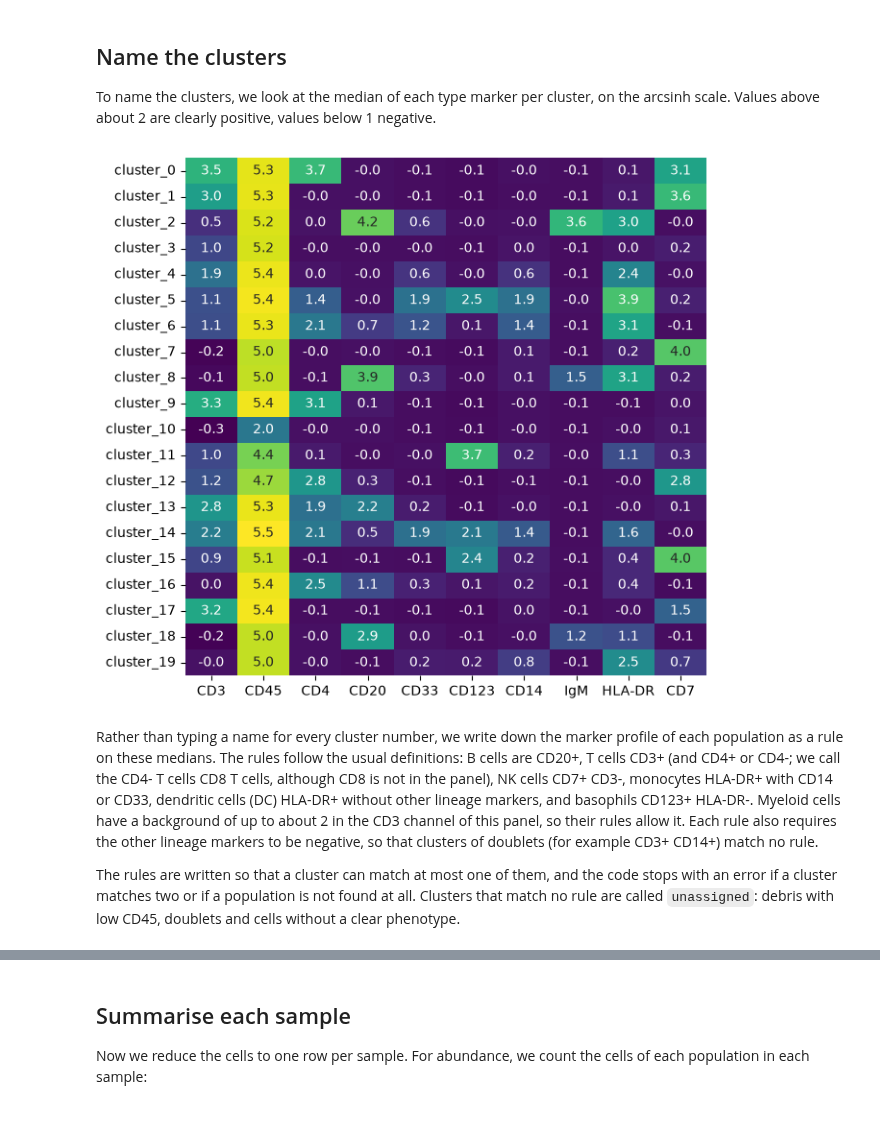
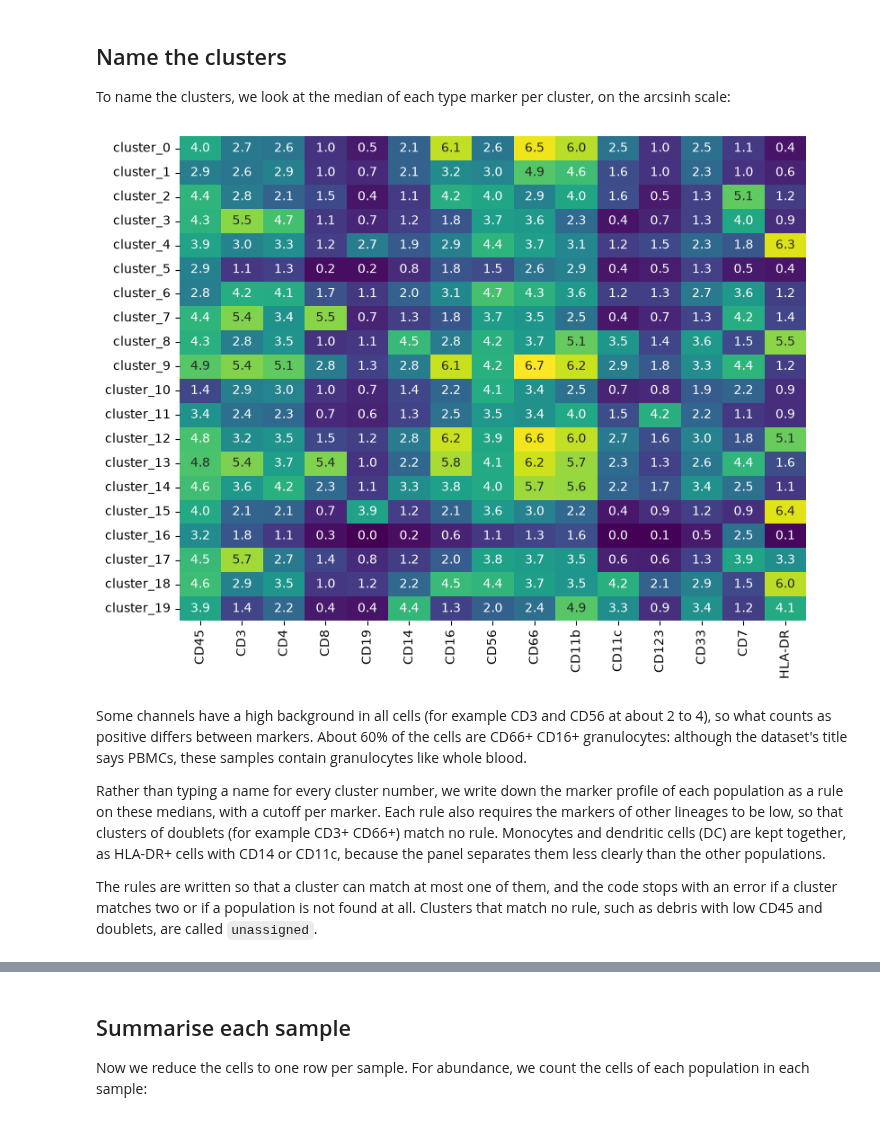
Before and after one commit to scverse/pytometry, a Jupyter notebook: docs/examples/04_statistics.ipynb, the cells around one changed output, grey strips where cells are left out. Drawn from its saved outputs; the diff is of its cells as text; code cells hidden in the pictures.

```diff
--- a/docs/examples/04_statistics.ipynb
+++ b/docs/examples/04_statistics.ipynb
@@ -99,6 +76,40 @@ We keep the 24 markers of the panel (dropping time, DNA and barcoding channels)
-# %%
-adata = adata[:, panel["antigen"]].copy()
-pm.tl.normalize_arcsinh(adata, cofactor=5)
+# %%
+type_markers = [
+    "CD45",
+    "CD3",
+    "CD4",
+    "CD8",
+    "CD19",
+    "CD14",
+    "CD16",
+    "CD56",
+    "CD66",
+    "CD11b",
+    "CD11c",
+    "CD123",
+    "CD33",
+    "CD7",
+    "HLA-DR",
+]
+state_markers = [
+    "pSTAT1",
+    "pSTAT3",
+    "pSTAT4",
+    "pSTAT5",
+    "pSTAT6",
+    "pS6",
+    "pErk1/2",
+    "pP38",
+    "pPLCg2",
+    "pCREB",
+    "pMAPKAPK2",
+    "pZap70/Syk",
+    "pTBK1",
+    "IkBa",
+    "p4E-BP1",
+]
+adata = adata[:, type_markers + state_markers].copy()
+pm.tl.normalize_arcsinh(adata, cofactor=5)
 # %% [markdown]
 ## Cluster with FlowSOM
 
@@ -119,15 +130,17 @@ Name: count, dtype: int64
 # %% [markdown]
 ## Name the clusters
 
-To name the clusters, we look at the median of each type marker per cluster, on the arcsinh scale. Values above about 2 are clearly positive, values below 1 negative.
+To name the clusters, we look at the median of each type marker per cluster, on the arcsinh scale:
 # %%
 cluster_medians = sc.get.aggregate(adata[:, type_markers], by="cluster", func="median").to_df(layer="median")
-fig, ax = plt.subplots(figsize=(7, 7))
+fig, ax = plt.subplots(figsize=(9, 7))
 sns.heatmap(cluster_medians, annot=True, fmt=".1f", cmap="viridis", cbar=False, ax=ax)
 ax.set(xlabel="", ylabel="");
 # %% [output]
-[figure, old version]
+[figure, new version]
 # %% [markdown]
-Rather than typing a name for every cluster number, we write down the marker profile of each population as a rule on these medians. The rules follow the usual definitions: B cells are CD20+, T cells CD3+ (and CD4+ or CD4-; we call the CD4- T cells CD8 T cells, although CD8 is not in the panel), NK cells CD7+ CD3-, monocytes HLA-DR+ with CD14 or CD33, dendritic cells (DC) HLA-DR+ without other lineage markers, and basophils CD123+ HLA-DR-. Myeloid cells have a background of up to about 2 in the CD3 channel of this panel, so their rules allow it. Each rule also requires the other lineage markers to be negative, so that clusters of doublets (for example CD3+ CD14+) match no rule.
+Some channels have a high background in all cells (for example CD3 and CD56 at about 2 to 4), so what counts as positive differs between markers. About 60% of the cells are CD66+ CD16+ granulocytes: although the dataset's title says PBMCs, these samples contain granulocytes like whole blood.
 
-The rules are written so that a cluster can match at most one of them, and the code stops with an error if a cluster matches two or if a population is not found at all. Clusters that match no rule are called `unassigned`: debris with low CD45, doublets and cells without a clear phenotype.
+Rather than typing a name for every cluster number, we write down the marker profile of each population as a rule on these medians, with a cutoff per marker. Each rule also requires the markers of other lineages to be low, so that clusters of doublets (for example CD3+ CD66+) match no rule. Monocytes and dendritic cells (DC) are kept together, as HLA-DR+ cells with CD14 or CD11c, because the panel separates them less clearly than the other populations.
+
+The rules are written so that a cluster can match at most one of them, and the code stops with an error if a cluster matches two or if a population is not found at all. Clusters that match no rule, such as debris with low CD45 and doublets, are called `unassigned`.
```
Also changed, not shown: parts of 54 cells of this notebook.
